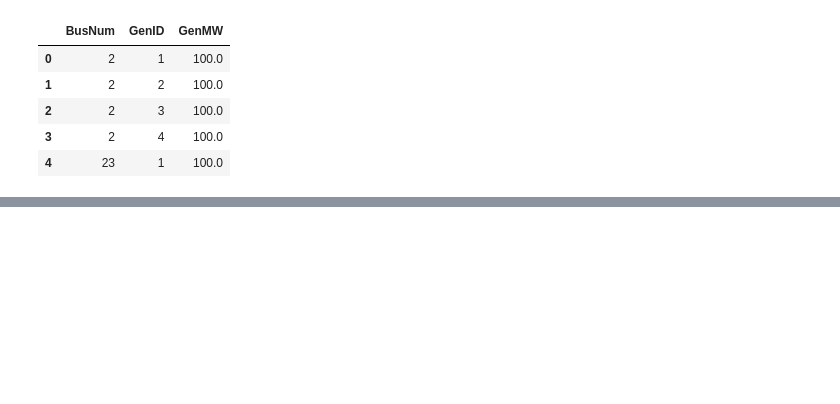
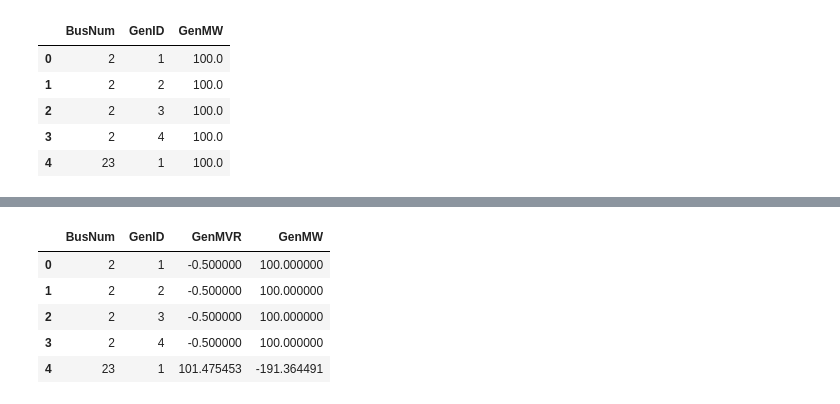
Before and after one commit to lukelowry/ESApp, a Jupyter notebook: docs/examples/getting_started/01_getting_started.ipynb, the cells around one changed output, grey strips where cells are left out. Saved outputs shown, nothing was run; the diff lists cells and outputs as text; code cells hidden in the pictures; blank space fills up the shorter version.

```diff
--- a/docs/examples/getting_started/01_getting_started.ipynb
+++ b/docs/examples/getting_started/01_getting_started.ipynb
@@ -113 +243,10 @@ you can sort, filter, or export as needed.
+# %%
+wb[Gen, ["GenMW", "GenMVR"]].head()
+# %% [output]
+|  | BusNum | GenID | GenMVR | GenMW |
+| 0 | 2 | 1 | -0.500000 | 100.000000 |
+| 1 | 2 | 2 | -0.500000 | 100.000000 |
+| 2 | 2 | 3 | -0.500000 | 100.000000 |
+| 3 | 2 | 4 | -0.500000 | 100.000000 |
+| 4 | 23 | 1 | 101.475453 | -191.364491 |
 # %%
```
Also changed, not shown: parts of 38 cells of this notebook, 35 other files.
